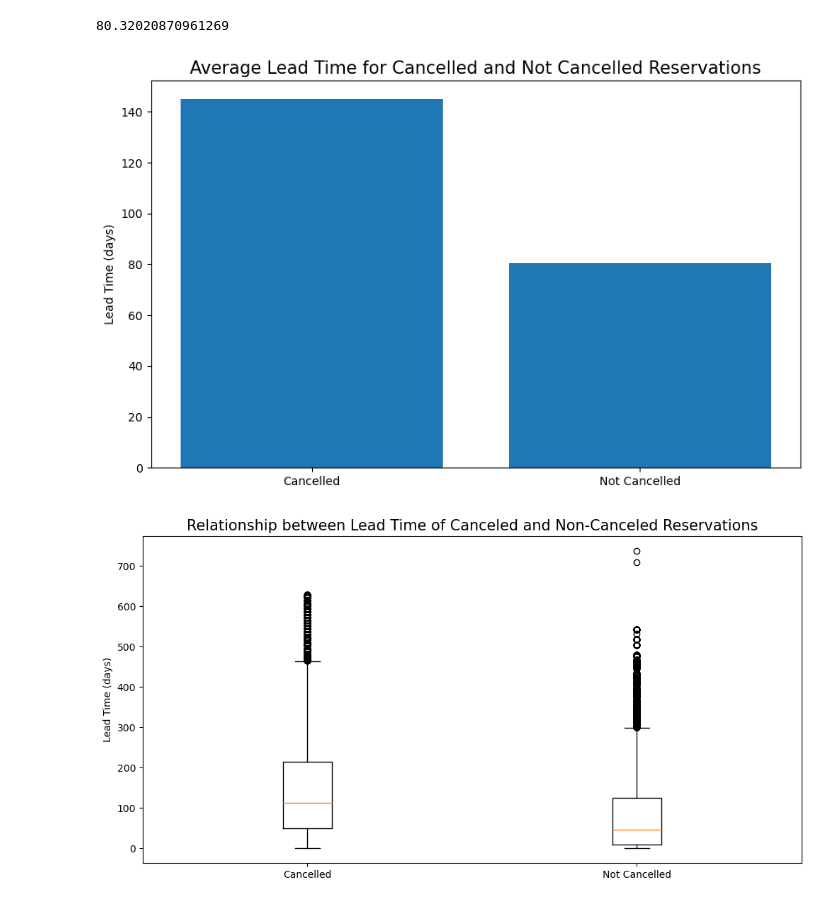
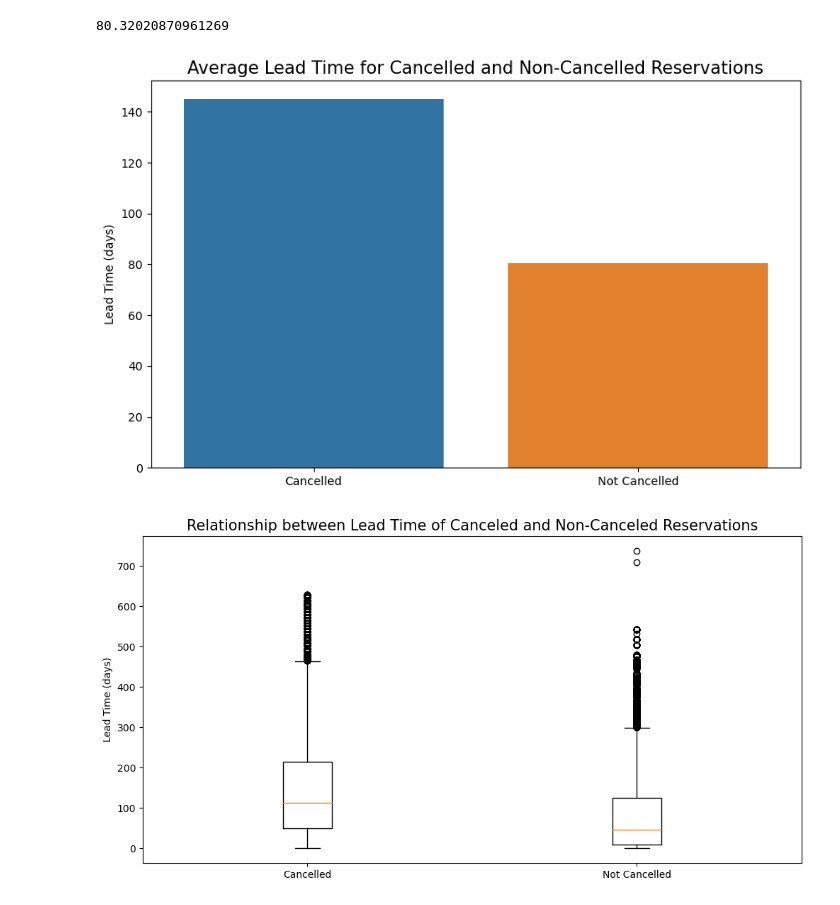
Before and after one commit to Assanatou-Bah/Hotel-Booking-Cancellation-Analysis, a Jupyter notebook: Hotel Bookings Cancellation Analysis.ipynb, the cells around one changed output. Cells and saved outputs as stored; diff of their text form; code cells hidden in the pictures.

```diff
--- a/Hotel Bookings Cancellation Analysis.ipynb
+++ b/Hotel Bookings Cancellation Analysis.ipynb
@@ -447,18 +448,18 @@ not_cancelled_data['lead_time'].mean()
 # %%
 # Calculate the average lead time for cancelled bookings
 average_lead_time_canceled = cancelled_data['lead_time'].mean()
 
-# Calculate the average lead time for not cancelled bookings
+# Calculate the average lead time for non-cancelled bookings
 average_lead_time_not_canceled = not_cancelled_data['lead_time'].mean()
 
 # Create a bar plot
 plt.figure(figsize=(10, 6))
-plt.bar(['Cancelled', 'Not Cancelled'], [average_lead_time_canceled, average_lead_time_not_canceled])
-plt.title('Average Lead Time for Cancelled and Not Cancelled Reservations', size = 15)
+sns.barplot(['Cancelled', 'Not Cancelled'], [average_lead_time_canceled, average_lead_time_not_canceled])
+plt.title('Average Lead Time for Cancelled and Non-Cancelled Reservations', size = 15)
 plt.ylabel('Lead Time (days)')
 
 # Display the plot
 plt.show()
 # %% [output]
-[figure, old version]
+[figure, new version]
 # %%
```
Also changed, not shown: parts of 24 cells of this notebook, 2 other files.
